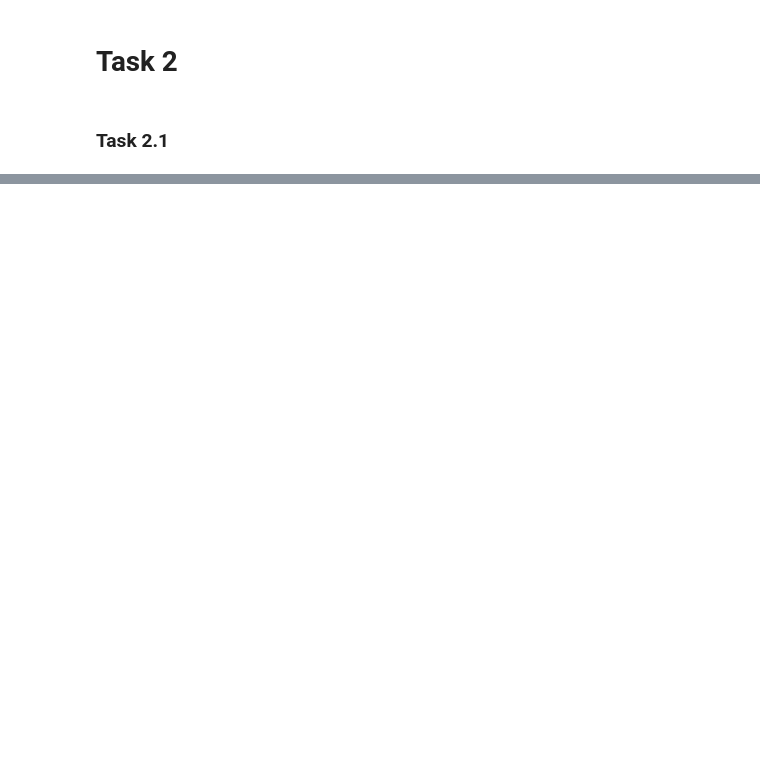
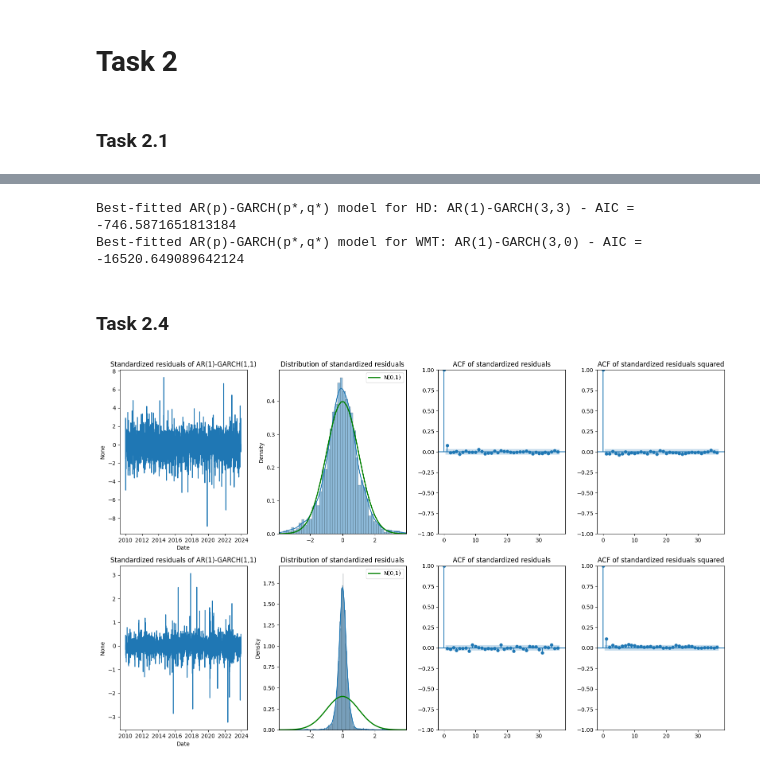
Before and after one commit to VijayaranganPR/Individual-Project, a Jupyter notebook: project.ipynb, the cells around one changed output, grey strips where cells are left out. Saved outputs shown, nothing was run; the diff lists cells and outputs as text; code cells hidden in the pictures; blank space fills up the shorter version.

```diff
--- a/project.ipynb
+++ b/project.ipynb
@@ -230,0 +355,4 @@ This is task 2
+# %%
+gaicdf = pd.DataFrame(columns = ['p', 'q', 'r', 'AIC', 'fit'])
+for stock in my_sample:
+    ARMA_parameter(daily_returns[stock])
@@ -230,0 +487,41 @@ This is task 2
+# %%
+for stock in my_sample:
+    print(f'Best-fitted AR(p)-GARCH(p*,q*) model for {stock}: AR({aicdf['p'][stock]})-GARCH({gaicdf['p'][stock]},{gaicdf['q'][stock]}) - AIC = {gaicdf['AIC'][stock]}')
+# %% [output]
+Best-fitted AR(p)-GARCH(p*,q*) model for HD: AR(1)-GARCH(3,3) - AIC = -746.5871651813184
+Best-fitted AR(p)-GARCH(p*,q*) model for WMT: AR(1)-GARCH(3,0) - AIC = -16520.649089642124
+# %% [markdown]
+### Task 2.4
+# %%
+import statsmodels.api as sm
+import seaborn as sns
+import scipy.stats as scs
+fig, axes = plt.subplots(nrows=2,ncols=4,figsize=(16,10))
+for i,stock in enumerate(my_sample):
+    p = gaicdf.loc[stock]['p']
+    q = gaicdf.loc[stock]['q']
+    r = gaicdf.loc[stock]['r'] # Extract standardized residuals
+    r.name = None
+
+    # Time series plot of Standardized residuals
+    sns.lineplot(x=r.index, y=r, ax=axes[i,0])
+    axes[i,0].set_title('Standardized residuals of AR(1)-GARCH(1,1)')
+    # distribution of residuals
+    x_lim = (-1.96 * 2, 1.96 * 2)
+    r_range = np.linspace(x_lim[0], x_lim[1])
+    norm_pdf = scs.norm.pdf(r_range)
+    sns.histplot(r,kde=True,stat='density',ax=axes[i,1])
+    axes[i,1].plot(r_range, norm_pdf, 'g', lw=2, label='N(0,1)')
+    axes[i,1].set_title('Distribution of standardized residuals')
+    axes[i,1].set_xlim(x_lim)
+    axes[i,1].legend()
+    # ACF plot of standardized residual
+    plot_acf(r, ax=axes[i,2], alpha=0.05)
+    axes[i,2].set_title('ACF of standardized residuals')
+    # ACF plot of squared standardized residual
+    plot_acf(r**2, ax=axes[i,3], alpha=0.05)
+    axes[i,3].set_title('ACF of standardized residuals squared')
+
+plt.tight_layout()
+# %% [output]
+[figure, added]
```
Also changed, not shown: parts of 24 cells of this notebook.
